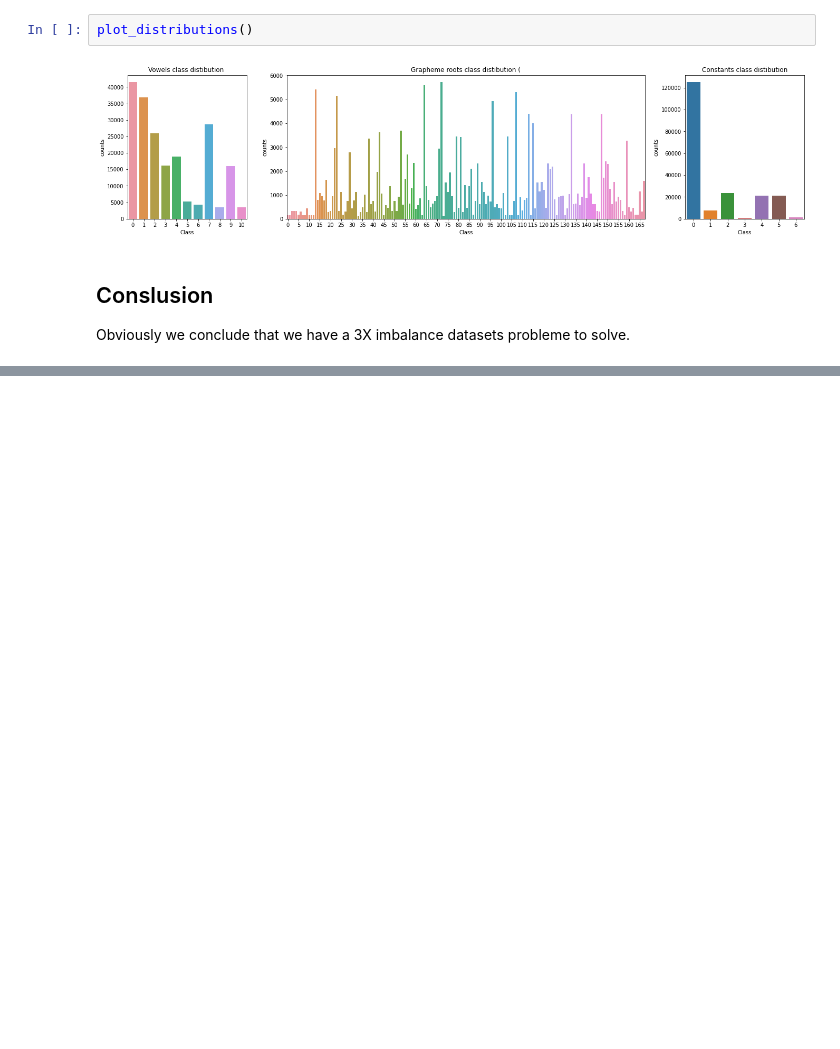
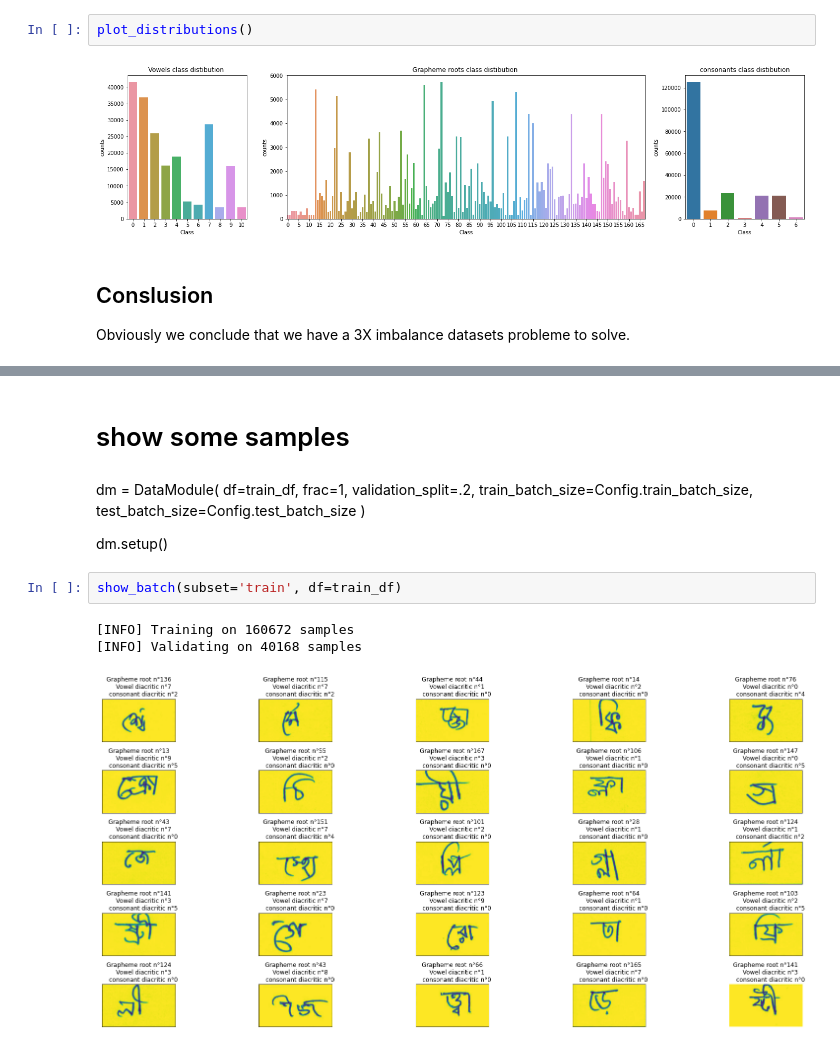
Before and after one commit to dric2018/kaggle-bengali-handwritten, a Jupyter notebook: working/eda.ipynb, the cells around one changed output, grey strips where cells are left out. Cells and saved outputs as stored; diff of their text form; blank space fills up the shorter version.

Commit message:
updated eda notebook with batch viz

```diff
--- a/working/eda.ipynb
+++ b/working/eda.ipynb
@@ -122,0 +147,18 @@ get_percentages()
+# %% [markdown]
+# show some samples
+# %% [markdown]
+dm = DataModule(
+    df=train_df,
+    frac=1,
+    validation_split=.2,
+    train_batch_size=Config.train_batch_size,
+    test_batch_size=Config.test_batch_size
+)
+
+dm.setup()
+# %%
+show_batch(subset='train', df=train_df)
+# %% [output]
+[INFO] Training on 160672 samples
+[INFO] Validating on 40168 samples
+[figure, added]
```
Also changed, not shown: parts of 6 cells of this notebook, 3 other files.
